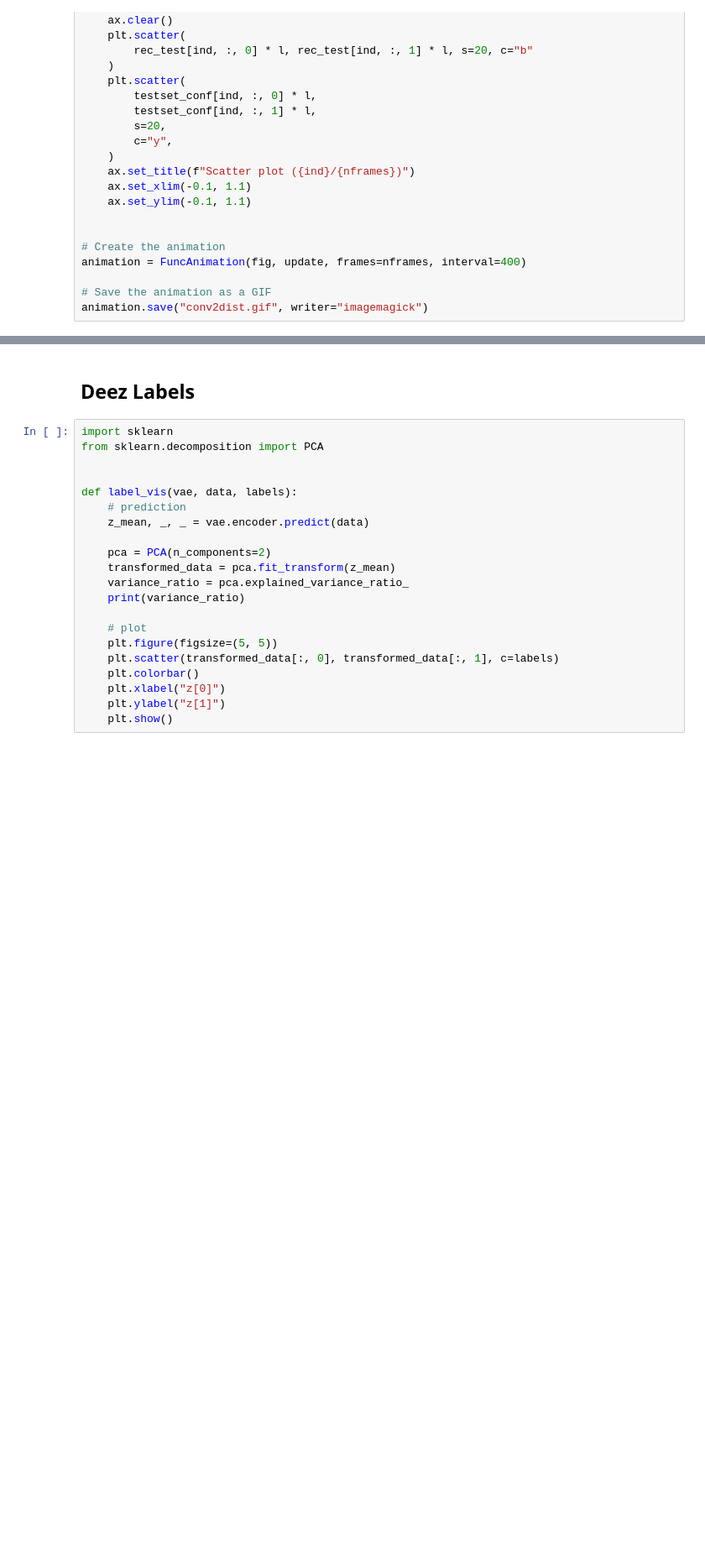
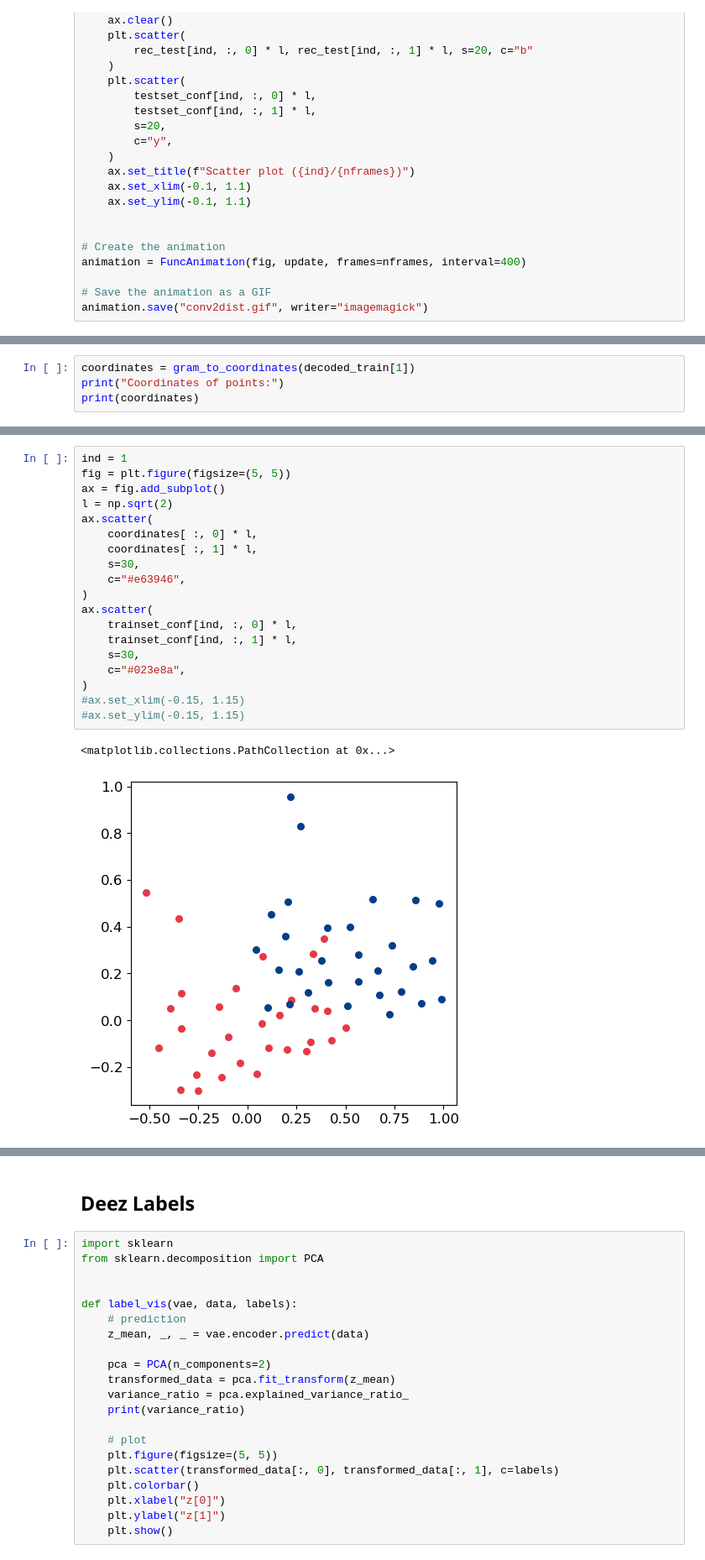
Before and after one commit to group9ine/variational-autoencoders, a Jupyter notebook: DistMatConv2D_PCA_Energy.ipynb, the cells around one changed output, grey strips where cells are left out. Shown at 84% size. Cells and saved outputs as stored; diff of their text form; blank space fills up the shorter version.

```diff
--- a/DistMatConv2D_PCA_Energy.ipynb
+++ b/DistMatConv2D_PCA_Energy.ipynb
@@ -422,0 +529,4 @@ animation.save("conv2dist.gif", writer="imagemagick")
+# %%
+coordinates = gram_to_coordinates(decoded_train[1])
+print("Coordinates of points:")
+print(coordinates)
@@ -422,0 +551,22 @@ animation.save("conv2dist.gif", writer="imagemagick")
+# %%
+ind = 1
+fig = plt.figure(figsize=(5, 5))
+ax = fig.add_subplot()
+l = np.sqrt(2)
+ax.scatter(
+    coordinates[ :, 0] * l,
+    coordinates[ :, 1] * l,
+    s=30,
+    c="#e63946",
+)
+ax.scatter(
+    trainset_conf[ind, :, 0] * l,
+    trainset_conf[ind, :, 1] * l,
+    s=30,
+    c="#023e8a",
+)
+#ax.set_xlim(-0.15, 1.15)
+#ax.set_ylim(-0.15, 1.15)
+# %% [output]
+<matplotlib.collections.PathCollection at 0x...>
+[figure, added]
```
Also changed, not shown: parts of 21 cells of this notebook, 1 other file.
